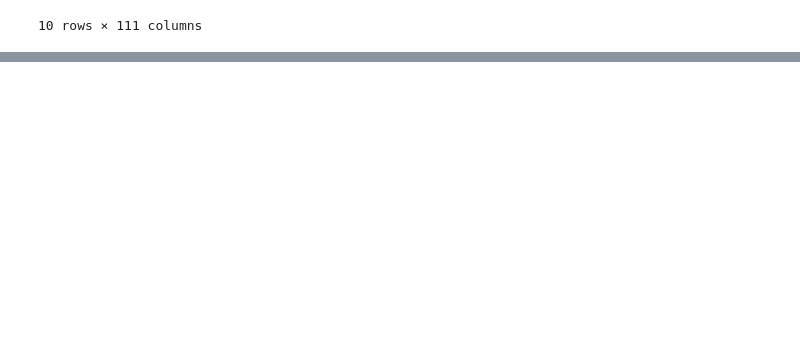
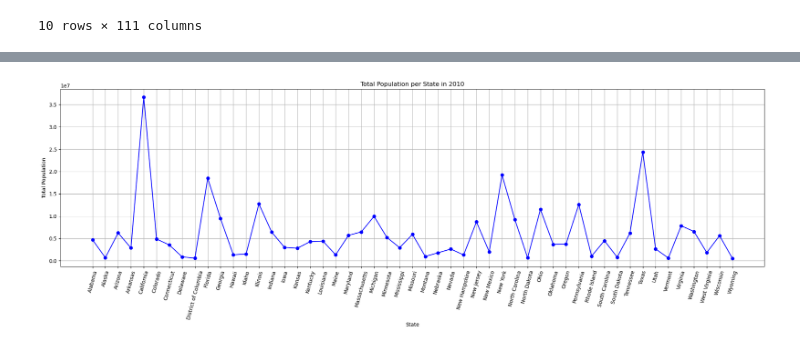
Before and after one commit to fuijo/Team-3-The-Outliers, a Jupyter notebook: AgeComparedtoMedicare.ipynb, the cells around one changed output, grey strips where cells are left out. Saved outputs shown, nothing was run; the diff lists cells and outputs as text; code cells hidden in the pictures; blank space fills up the shorter version.

```diff
--- a/AgeComparedtoMedicare.ipynb
+++ b/AgeComparedtoMedicare.ipynb
@@ -109,0 +238,21 @@ income.head(30)
+# %%
+#select data per year
+Year_census_data_2010 = new_census_data.loc[new_census_data["Year"] == 2010,
+                                                  ["Year", "State", "Total Population", "Age Categories 65 Years And Over"]]
+Year_census_data_2011 = new_census_data.loc[new_census_data["Year"] == 2011,
+                                                  ["Year", "State", "Total Population", "Age Categories 65 Years And Over"]]
+Year_census_data_2012 = new_census_data.loc[new_census_data["Year"] == 2012,
+                                                  ["Year", "State", "Total Population", "Age Categories 65 Years And Over"]]
+Year_census_data_2013 = new_census_data.loc[new_census_data["Year"] == 2013,
+                                                  ["Year", "State", "Total Population", "Age Categories 65 Years And Over"]]
+Year_census_data_2014 = new_census_data.loc[new_census_data["Year"] == 2014,
+                                                  ["Year", "State", "Total Population", "Age Categories 65 Years And Over"]]
+Year_census_data_2015 = new_census_data.loc[new_census_data["Year"] == 2015,
+                                                  ["Year", "State", "Total Population", "Age Categories 65 Years And Over"]]
+Year_census_data_2016 = new_census_data.loc[new_census_data["Year"] == 2016,
+                                                  ["Year", "State", "Total Population", "Age Categories 65 Years And Over"]]
+Year_census_data_2017 = new_census_data.loc[new_census_data["Year"] == 2017,
+                                                  ["Year", "State", "Total Population", "Age Categories 65 Years And Over"]]
+
+# Display the filtered DataFrame
+Year_census_data_2010.head(5)
@@ -109,0 +396,25 @@ income.head(30)
+# %%
+Year_census_data_2010 = pd.DataFrame(Year_census_data_2010)
+
+# Create a line graph for total population per state in 2010
+plt.figure(figsize=(20, 7))  # Optional: Adjust figure size
+
+# Plotting the line graph
+plt.plot(Year_census_data_2010['State'], Year_census_data_2010['Total Population'], marker='o', linestyle='-', color='b')
+
+# Adding labels and title
+plt.xlabel('State')
+plt.ylabel('Total Population')
+plt.title('Total Population per State in 2010')
+
+# Rotate x-axis labels for better readability
+plt.xticks(rotation=75)
+
+# Optional: Add gridlines for better readability
+plt.grid(True)
+
+# Show the plot
+plt.tight_layout()  # Adjusts layout to make room for the x-axis labels
+plt.show()
+# %% [output]
+[figure, added]
```
Also changed, not shown: parts of 67 cells of this notebook, 1 other file.
